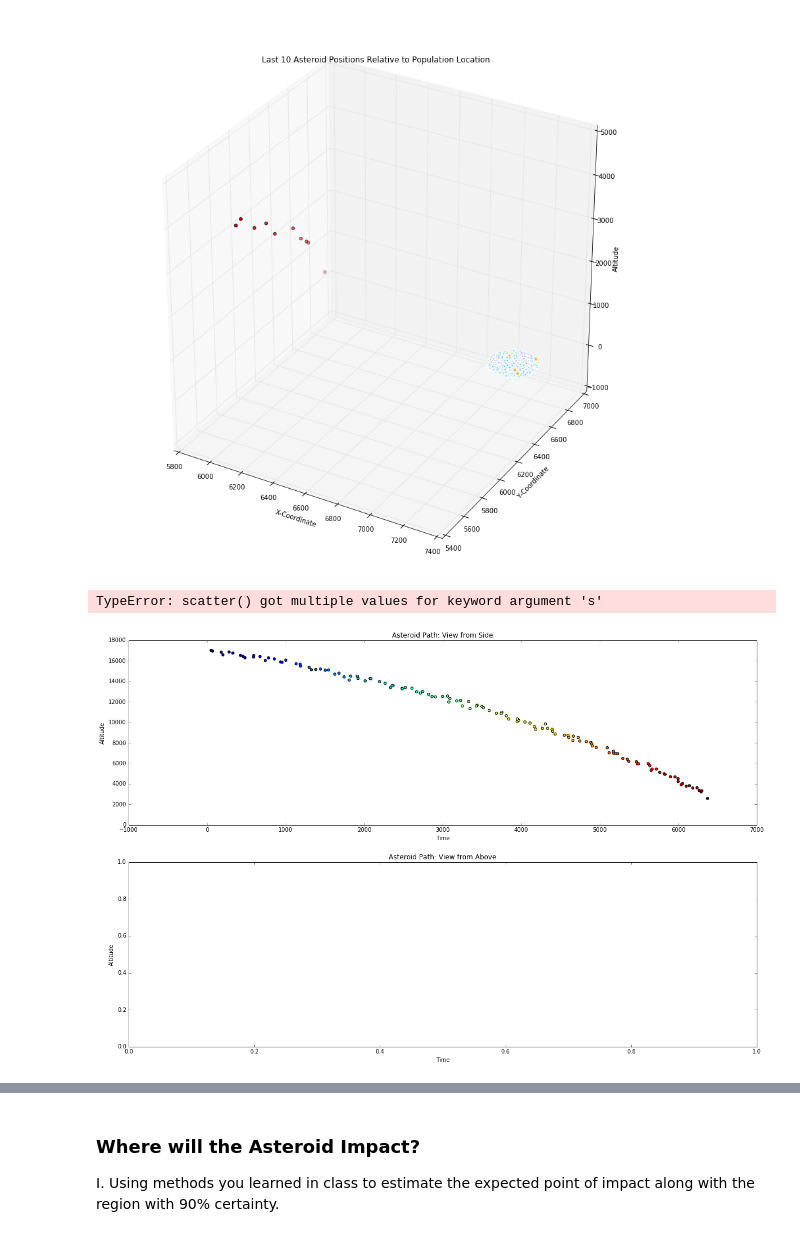
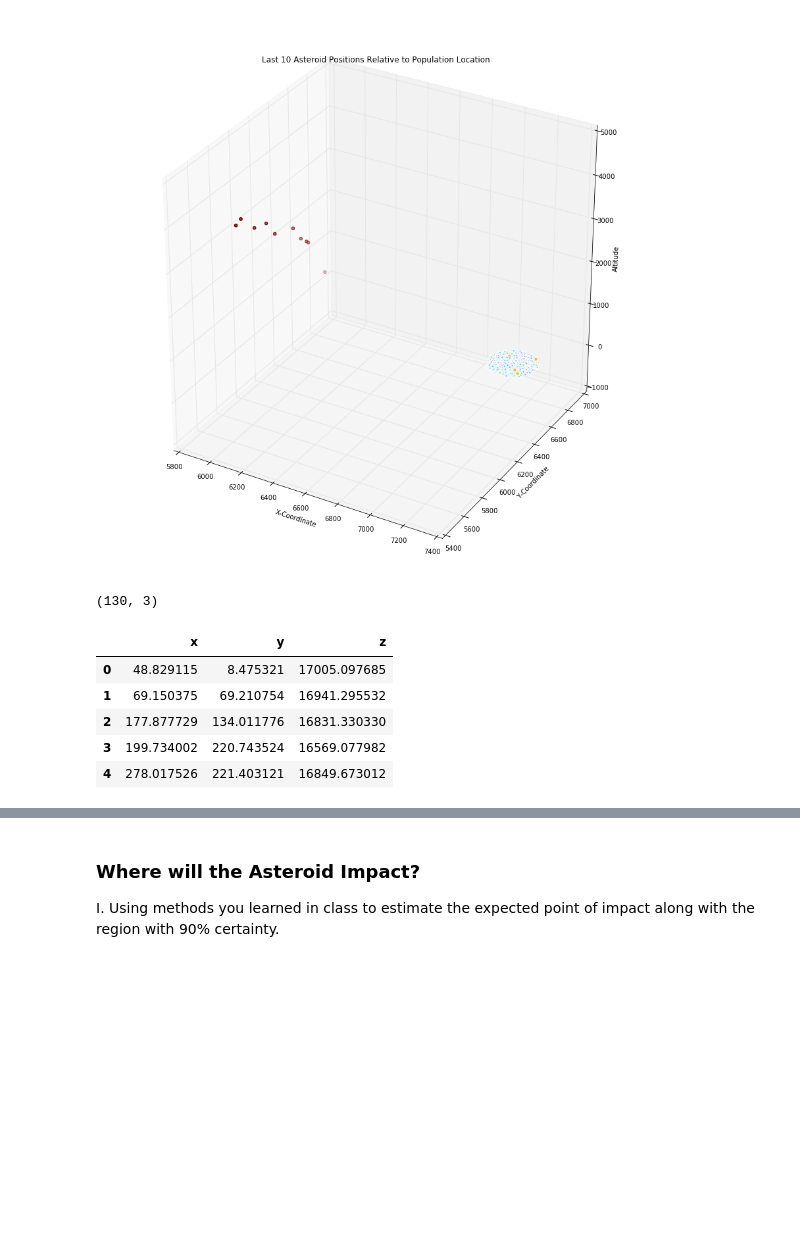
Before and after one commit to rickfarmer/harvard-cs-109a-data-science, a Jupyter notebook: Farmer_Rick_CS109A_Midterm.ipynb, the cells around one changed output, grey strips where cells are left out. Drawn from its saved outputs; the diff is of its cells as text; code cells hidden in the pictures; blank space fills up the shorter version.

```diff
--- a/Farmer_Rick_CS109A_Midterm.ipynb
+++ b/Farmer_Rick_CS109A_Midterm.ipynb
@@ -329,27 +329,16 @@ ax.scatter(x[-10:], y[-10:], z[-10:], c='red')
 # %% [output]
 <mpl_toolkits.mplot3d.art3d.Path3DCollection at 0x...>
 [figure]
-# %%
-# Create a title array for each plot we are going to create
-plot_titles = ["Asteroid Path: View from Side", "Asteroid Path: View from Above"]
-
-fig = plt.figure(figsize=(20, 20)) # Create a new figure window to draw in, with a larger figure size to fill the space
-
-# We are lazy -- instead of creating an ax1, ax2, ax3 subplot, we just loop through 3 times to create them all at once
-for i in range(2):
-    ax = fig.add_subplot(3, 1, i + 1) # Add a subplot into the predefined 3 rows & 1 col figure, into position i (1, 2, or 3)
-    ax.set_title(plot_titles[i]) # Add the title to each subplot from the plot_titles array
-    ax.set_xlabel("Time") # Add the x-axis label to this subplot
-    ax.set_ylabel("Altitude") # Add the y-axis label to this subplot
-
-
-fig.axes[0].scatter(x, z, c=x) # Finally, add the x, y data in the form of a scatter plot and set the color scheme, e.g c=
-fig.axes[0].scatter(pop_x, pop_y, 1, s=residents, c=residents, linewidths=2, edgecolor='w').set_alpha(0.75)
-ax.scatter(x[-10:], y[-10:], z[-10:], c='red')
-
-fig.axes[1].scatter(x, y, c=z) # Repeat for x2, y2 data
-
-fig.subplots_adjust(wspace=0.1, hspace=0.3) # Spread out the subplots so they don't overlap one another
-# %% [output]
-TypeError: scatter() got multiple values for keyword argument 's'
-[figure, removed]
+# %%
+# Drop the time feature to simplify the data for multiple regression
+df = radar_df.drop('time', axis=1)
+print df.shape
+df.head()
+# %% [output]
+(130, 3)
+|  | x | y | z |
+| 0 | 48.829115 | 8.475321 | 17005.097685 |
+| 1 | 69.150375 | 69.210754 | 16941.295532 |
+| 2 | 177.877729 | 134.011776 | 16831.330330 |
+| 3 | 199.734002 | 220.743524 | 16569.077982 |
+| 4 | 278.017526 | 221.403121 | 16849.673012 |
```
Also changed, not shown: parts of 1 cell of this notebook.
